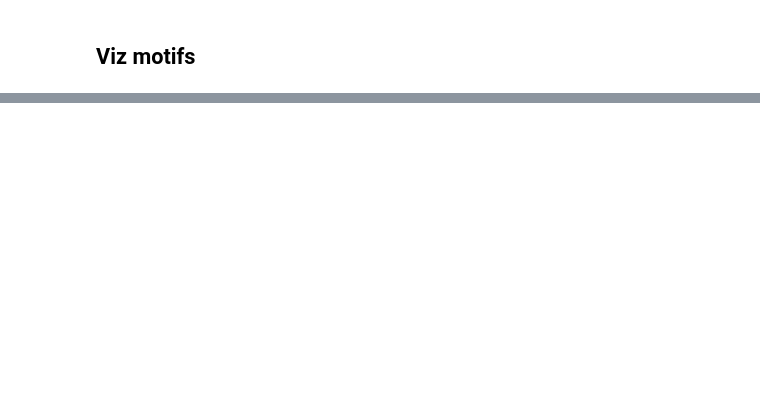
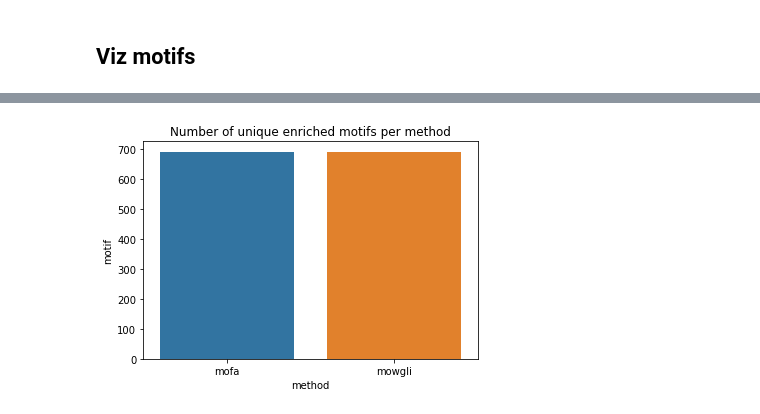
Before and after one commit to cantinilab/mowgli_reproducibility, a Jupyter notebook: visualize/visualize_motifs.ipynb, the cells around one changed output, grey strips where cells are left out. Saved outputs shown, nothing was run; the diff lists cells and outputs as text; code cells hidden in the pictures; blank space fills up the shorter version.

```diff
--- a/visualize/visualize_motifs.ipynb
+++ b/visualize/visualize_motifs.ipynb
@@ -25,0 +48,7 @@ motifs
+# %%
+plt.title("Number of unique enriched motifs per method")
+sns.barplot(data=all_motifs.groupby("method")["motif"].nunique().reset_index(), x="method", y="motif")
+plt.show()
+# All of them apparently...
+# %% [output]
+[figure, added]
```
Also changed, not shown: parts of 19 cells of this notebook.
